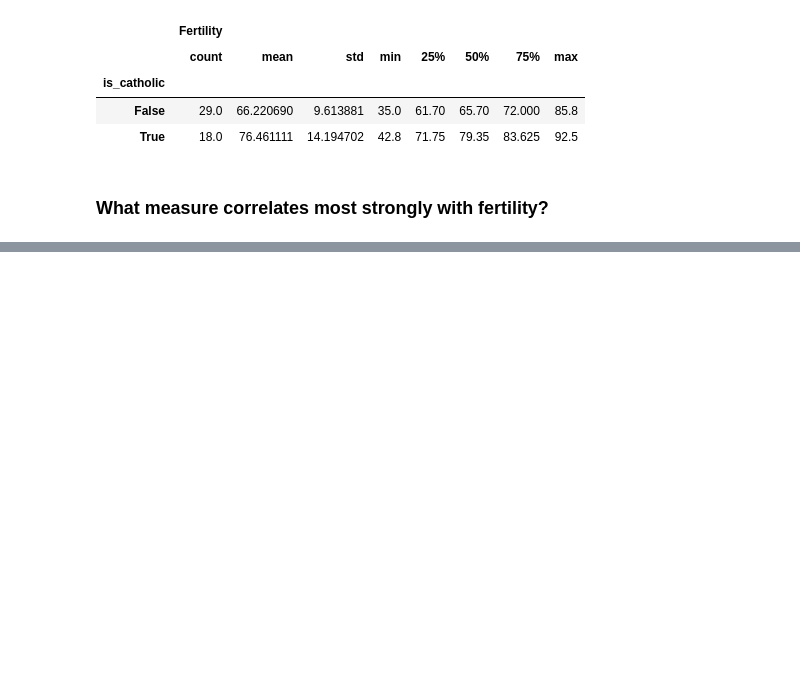
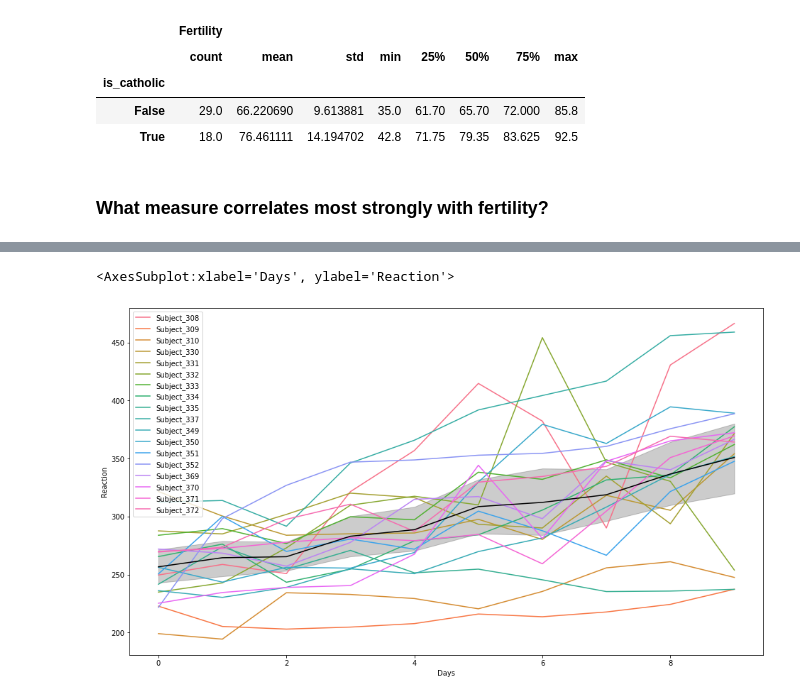
Before and after one commit to joann-balraj/numpy-pandas-visualization-exercises, a Jupyter notebook: seaborn_exercises.ipynb, the cells around one changed output, grey strips where cells are left out. Cells and saved outputs as stored; diff of their text form; code cells hidden in the pictures; blank space fills up the shorter version.

```diff
--- a/seaborn_exercises.ipynb
+++ b/seaborn_exercises.ipynb
@@ -232,0 +294,4 @@ swiss.corr()
+# %%
+from pydataset import data
+sleepstudy = data('sleepstudy')
+sleepstudy
@@ -232,0 +332,10 @@ swiss.corr()
+# %%
+sleepstudy['Subject'] = 'Subject_' + sleepstudy.Subject.astype(str)
+
+plt.figure(figsize=(16, 9))
+
+sns.lineplot(data = sleepstudy, x = 'Days', y = 'Reaction',  hue = 'Subject')
+sns.lineplot(data = sleepstudy, x = 'Days', y = 'Reaction', color = 'black', estimator = 'mean')
+# %% [output]
+<AxesSubplot:xlabel='Days', ylabel='Reaction'>
+[figure, added]
```
Also changed, not shown: parts of 15 cells of this notebook.
